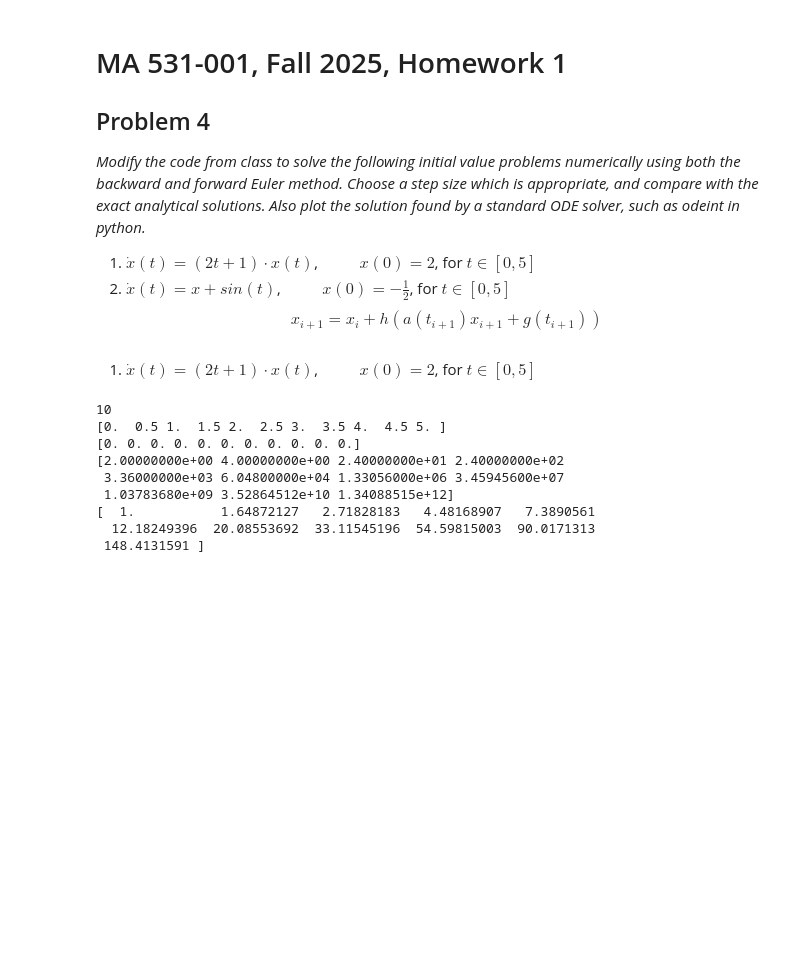
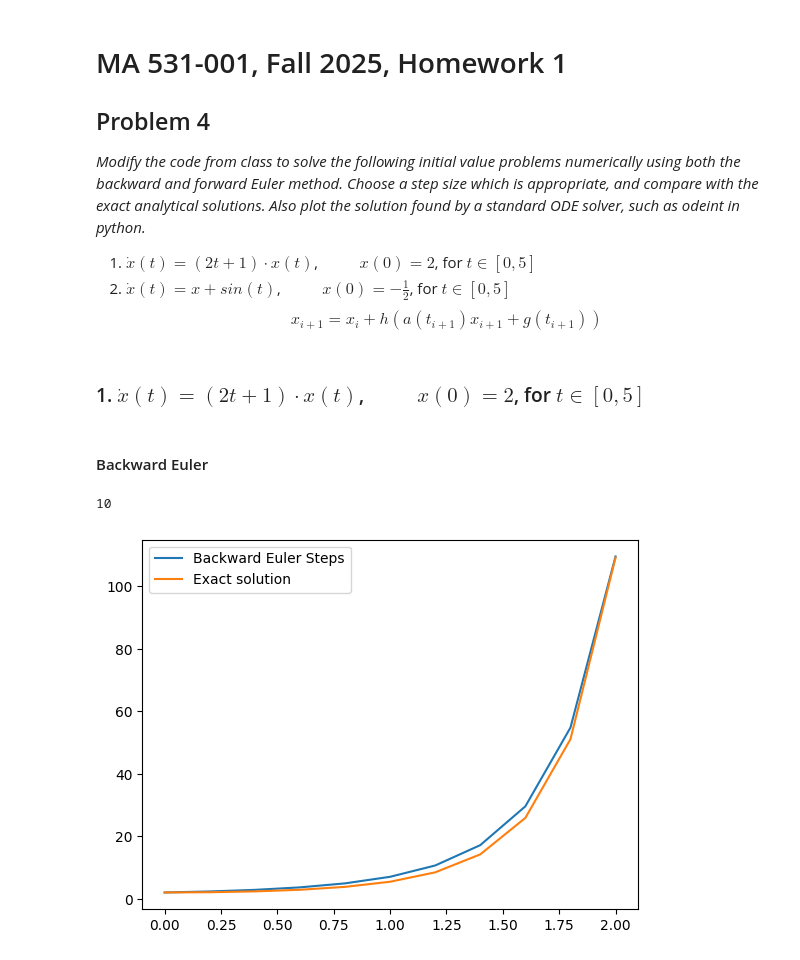
Before and after one commit to oREAGanoWombat/Course-Notes, a Jupyter notebook: Fall 2025/MA 531/Homework1_Problem4.ipynb, the cells around one changed output. Saved outputs shown, nothing was run; the diff lists cells and outputs as text; code cells hidden in the pictures; blank space fills up the shorter version.

```diff
--- a/Fall 2025/MA 531/Homework1_Problem4.ipynb
+++ b/Fall 2025/MA 531/Homework1_Problem4.ipynb
@@ -11,31 +12,34 @@ import numpy as np
 # %% [markdown]
-1. $\dot{x}(t) = (2t+1) \cdot x(t)$, &emsp; &emsp; $x(0) = 2$, for $t\in[0,5]$
+### 1. $\dot{x}(t) = (2t+1) \cdot x(t)$, &emsp; &emsp; $x(0) = 2$, for $t\in[0,5]$
+# %% [markdown]
+#### Backward Euler
 # %%
-h = .5
-num_steps = int(np.ceil(5./h))
+tfin=2
+h  =.1
+
+num_steps = int(np.ceil(1./h)) #The np.ceil is defensive coding: what if h doesn't divide [0,1] evenly
 print(num_steps)
-t = np.linspace(0,5,num_steps+1)
-print(t)
-h = 5./num_steps
+t = np.linspace(0,tfin,num_steps+1)
+h = 1./num_steps #This updates h to account for the possibility that it changed due to np.ceil.
 
 # set x to empty vector
 x = np.zeros(t.shape)
-print(x)
 
 # x(0) = 2
-x[0] = 2.
+x0 = 2
+x[0] = x0
 for i in range(len(x)-1):
-    x[i+1] = (2*i+1)*x[i]/(1-h)
-print(x)
+    x[i+1] = x[i]/(1-h*(2*t[i+1]+1))
 
-print(np.exp(t))
+exact_solution = 2 * np.exp(t**2)
+
+# plot backward euler and exact solution
+fig, ax = plt.subplots()
+
+line1, = ax.plot(t, x, label='Backward Euler Steps')
+line2, = ax.plot(t,exact_solution, label='Exact solution')
+ax.legend()
+plt.show()
 # %% [output]
 10
-[0.  0.5 1.  1.5 2.  2.5 3.  3.5 4.  4.5 5. ]
-[0. 0. 0. 0. 0. 0. 0. 0. 0. 0. 0.]
-[2.00000000e+00 4.00000000e+00 2.40000000e+01 2.40000000e+02
- 3.36000000e+03 6.04800000e+04 1.33056000e+06 3.45945600e+07
- 1.03783680e+09 3.52864512e+10 1.34088515e+12]
-[  1.           1.64872127   2.71828183   4.48168907   7.3890561
-  12.18249396  20.08553692  33.11545196  54.59815003  90.0171313
- 148.4131591 ]
+[figure, added]
```
Also changed, not shown: parts of 6 cells of this notebook, 1 other file.
